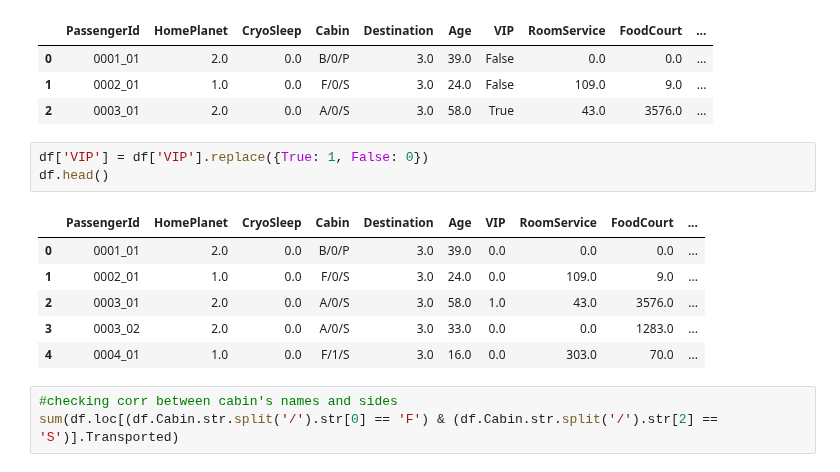
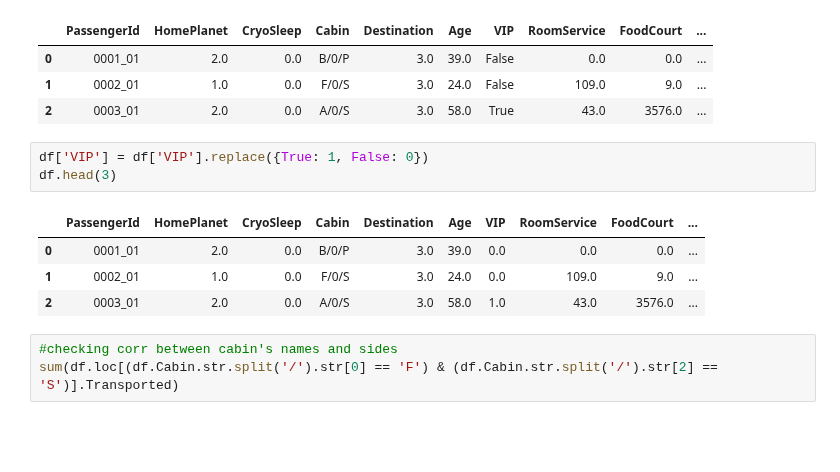
Before and after one commit to Sadeqsoli/SpaceTitanicSurvivors, a Jupyter notebook: spacetitanicsurvivors.ipynb, the cells around one changed output. Drawn from its saved outputs; the diff is of its cells as text; blank space fills up the shorter version.

```diff
--- a/spacetitanicsurvivors.ipynb
+++ b/spacetitanicsurvivors.ipynb
@@ -97,14 +95,12 @@ df.head(3)
 | 2 | 0003_01 | 2.0 | 0.0 | A/0/S | 3.0 | 58.0 | True | 43.0 | 3576.0 | ... |
 # %%
 df['VIP'] = df['VIP'].replace({True: 1, False: 0})
-df.head()
+df.head(3)
 # %% [output]
 |  | PassengerId | HomePlanet | CryoSleep | Cabin | Destination | Age | VIP | RoomService | FoodCourt | ... |
 | 0 | 0001_01 | 2.0 | 0.0 | B/0/P | 3.0 | 39.0 | 0.0 | 0.0 | 0.0 | ... |
 | 1 | 0002_01 | 1.0 | 0.0 | F/0/S | 3.0 | 24.0 | 0.0 | 109.0 | 9.0 | ... |
 | 2 | 0003_01 | 2.0 | 0.0 | A/0/S | 3.0 | 58.0 | 1.0 | 43.0 | 3576.0 | ... |
-| 3 | 0003_02 | 2.0 | 0.0 | A/0/S | 3.0 | 33.0 | 0.0 | 0.0 | 1283.0 | ... |
-| 4 | 0004_01 | 1.0 | 0.0 | F/1/S | 3.0 | 16.0 | 0.0 | 303.0 | 70.0 | ... |
 # %%
 #checking corr between cabin's names and sides
 sum(df.loc[(df.Cabin.str.split('/').str[0] == 'F') & (df.Cabin.str.split('/').str[2] == 'S')].Transported)
```
Also changed, not shown: parts of 21 cells of this notebook.
